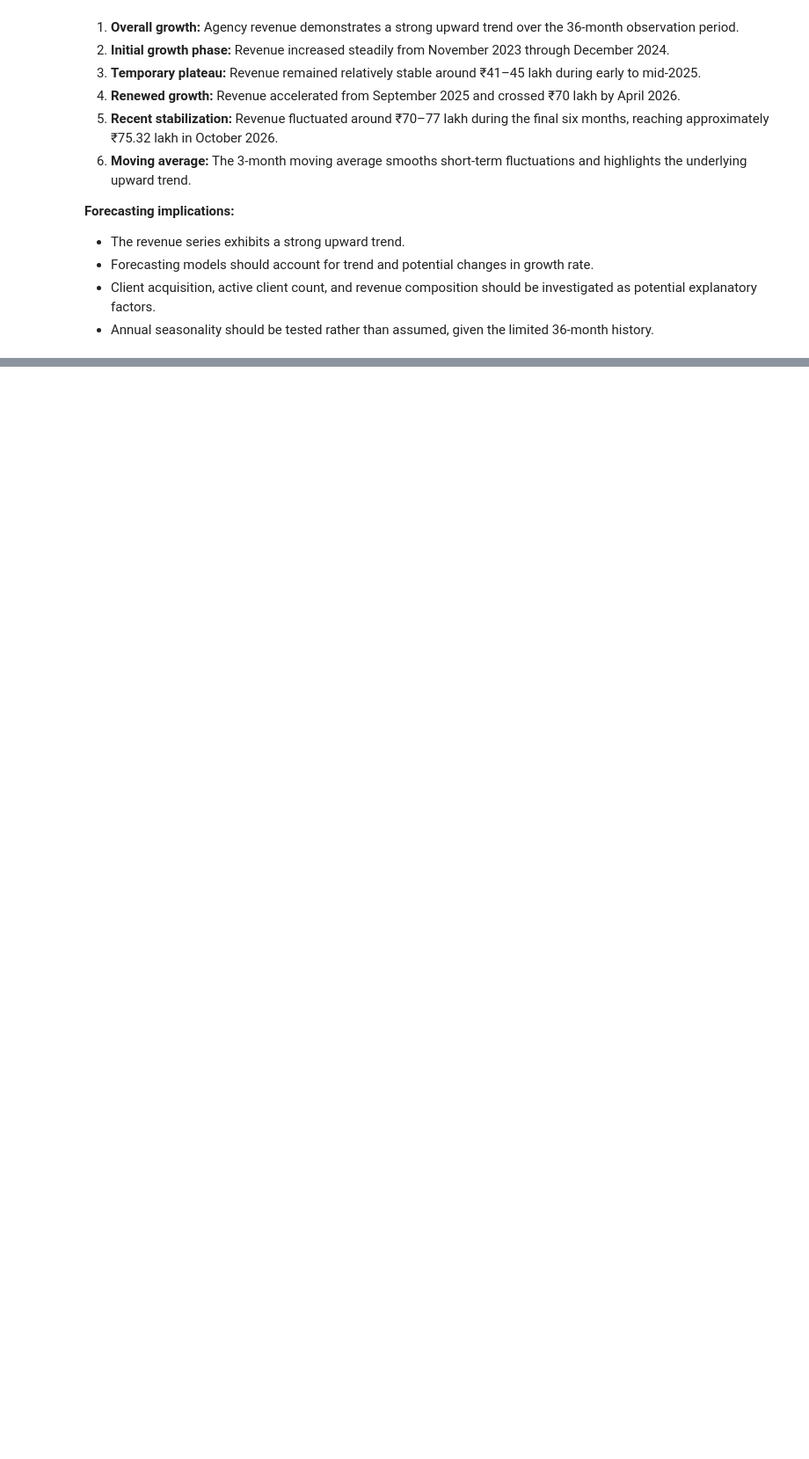
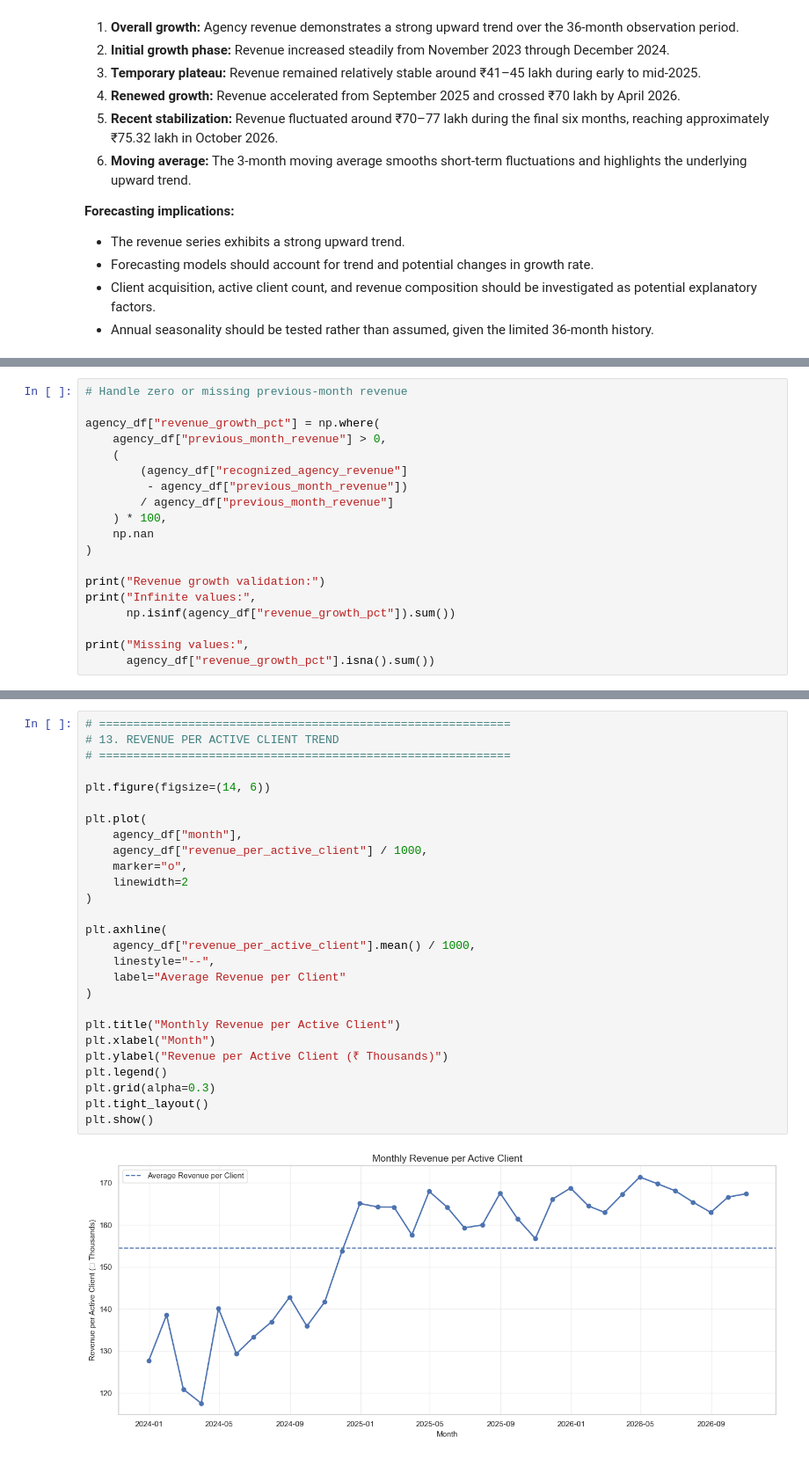
Before and after one commit to NithyaShenbagaraj/data-science-ai-portfolio, a Jupyter notebook: 02-deep-learning/agency-revenue-intelligence/notebooks/01_agency_revenue_eda.ipynb, the cells around one changed output, grey strips where cells are left out. Shown at 88% size. Cells and saved outputs as stored; diff of their text form; blank space fills up the shorter version.

```diff
--- a/02-deep-learning/agency-revenue-intelligence/notebooks/01_agency_revenue_eda.ipynb
+++ b/02-deep-learning/agency-revenue-intelligence/notebooks/01_agency_revenue_eda.ipynb
@@ -396,0 +888,19 @@ Total months: 36
+# %%
+# Handle zero or missing previous-month revenue
+
+agency_df["revenue_growth_pct"] = np.where(
+    agency_df["previous_month_revenue"] > 0,
+    (
+        (agency_df["recognized_agency_revenue"]
+         - agency_df["previous_month_revenue"])
+        / agency_df["previous_month_revenue"]
+    ) * 100,
+    np.nan
+)
+
+print("Revenue growth validation:")
+print("Infinite values:",
+      np.isinf(agency_df["revenue_growth_pct"]).sum())
+
+print("Missing values:",
+      agency_df["revenue_growth_pct"].isna().sum())
@@ -396,0 +976,29 @@ Total months: 36
+# %%
+# ============================================================
+# 13. REVENUE PER ACTIVE CLIENT TREND
+# ============================================================
+
+plt.figure(figsize=(14, 6))
+
+plt.plot(
+    agency_df["month"],
+    agency_df["revenue_per_active_client"] / 1000,
+    marker="o",
+    linewidth=2
+)
+
+plt.axhline(
+    agency_df["revenue_per_active_client"].mean() / 1000,
+    linestyle="--",
+    label="Average Revenue per Client"
+)
+
+plt.title("Monthly Revenue per Active Client")
+plt.xlabel("Month")
+plt.ylabel("Revenue per Active Client (₹ Thousands)")
+plt.legend()
+plt.grid(alpha=0.3)
+plt.tight_layout()
+plt.show()
+# %% [output]
+[figure, added]
```
Also changed, not shown: parts of 22 cells of this notebook.
